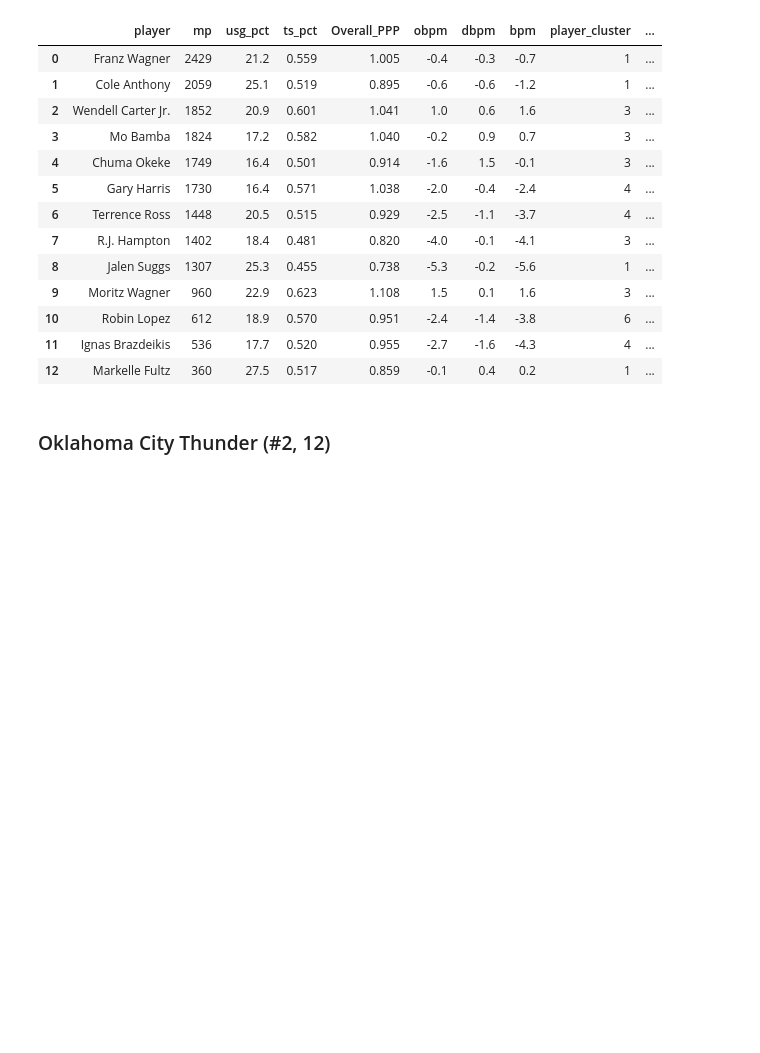
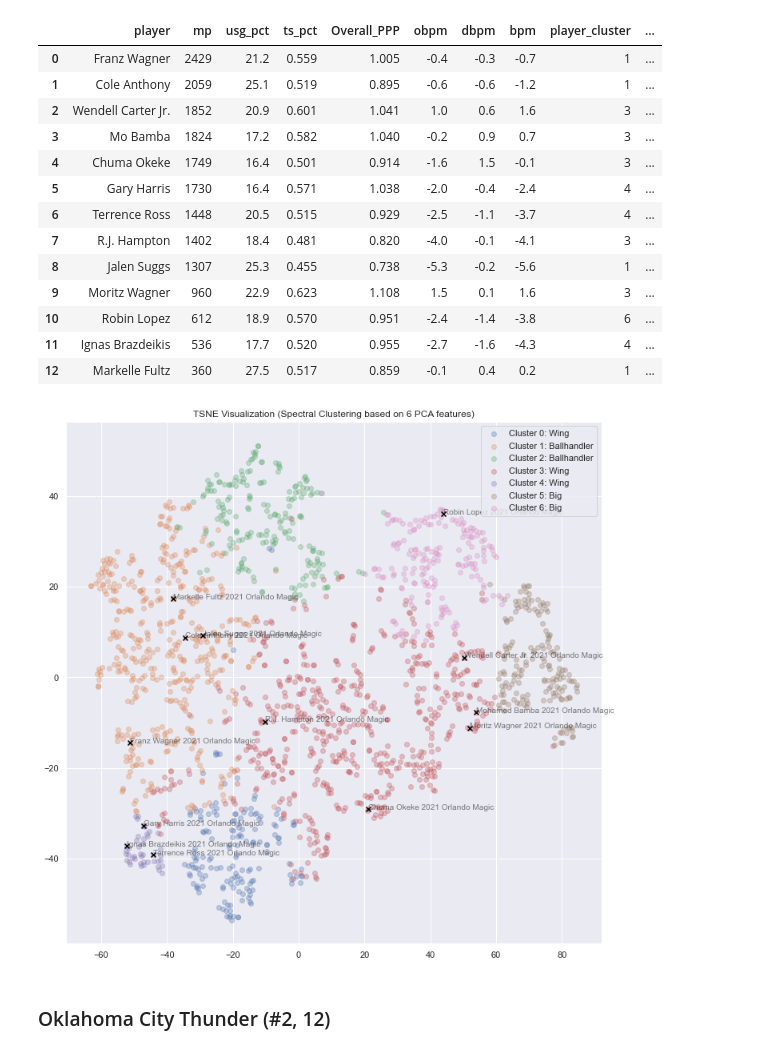
Before and after one commit to xulianrenzoku/synergy_clustering, a Jupyter notebook: nba_draft_22_materials.ipynb, the cells around one changed output. Drawn from its saved outputs; the diff is of its cells as text; code cells hidden in the pictures; blank space fills up the shorter version.

```diff
--- a/nba_draft_22_materials.ipynb
+++ b/nba_draft_22_materials.ipynb
@@ -51,0 +50,3 @@ cluster_dict = {2: 'Ballhandler (Iso+PnR)', 1: 'Ballhandler (PnR)',
+# %%
+nba_clustering_models = load_pickle('nba_clustering_models')
+cluster_dict = nba_clustering_models['cluster_dict']
@@ -52,2 +59,11 @@ cluster_dict = {2: 'Ballhandler (Iso+PnR)', 1: 'Ballhandler (PnR)',
+# %%
+labels = df['player_cluster'].values
+X = df[poss_weights_cols].copy()
+X_transformed = X.copy()
+queues = ['pre_pca_pipe', 'pca', 'pre_cluster_scaler']
+for step in queues:
+    X_transformed = nba_clustering_models[step].transform(X_transformed)
+tsne = TSNE(perplexity=20, random_state=0)
+X_tsne = tsne.fit_transform(X_transformed)
 # %% [markdown]
 key fuctions
@@ -70,6 +91,21 @@ def player_lookup(player, season=2021, df=df):
         for col in df.columns:
             if 'Poss%' in col and 'Miscellaneous' not in col:
                 print(col, f'{pdf.loc[idx][col]:.2%}')
+# %%
+def plot_players(lookup_idx, labels=labels, X_tsne=X_tsne,
+                 df=df, cluster_dict=cluster_dict):
+    n_clusters = len(set(labels))
+    for i in range(n_clusters):
+        cluster_index = [j for j in range(len(labels)) if labels[j] == i]
+        plt.scatter(X_tsne[cluster_index, 0], X_tsne[cluster_index, 1],
+                    label=f'Cluster {i}: {cluster_dict[i]}', alpha=0.3)
+    plt.legend()
+    plt.title('TSNE Visualization (Spectral Clustering based on 6 PCA features)')
+    for idx in lookup_idx:
+        player_coord = X_tsne[idx]
+        plt.scatter(player_coord[0], player_coord[1], marker='x', color='black')
+        plt.annotate(f"{df.loc[idx]['Player']} {df.loc[idx]['Season']} {df.loc[idx]['Team']}",
+                     player_coord, alpha=0.6)
 # %% [markdown]
 ### Orlando Magic (#1)
 # %% [markdown]
@@ -94,6 +130,12 @@ display_team_distribution('Orlando Magic')
 | 10 | Robin Lopez | 612 | 18.9 | 0.570 | 0.951 | -2.4 | -1.4 | -3.8 | 6 | ... |
 | 11 | Ignas Brazdeikis | 536 | 17.7 | 0.520 | 0.955 | -2.7 | -1.6 | -4.3 | 4 | ... |
 | 12 | Markelle Fultz | 360 | 27.5 | 0.517 | 0.859 | -0.1 | 0.4 | 0.2 | 1 | ... |
+# %%
+figsize(12, 12)
+lookup_idx = df[(df['team'] == 'Orlando Magic') & (df['season'] == 2021)].index
+plot_players(lookup_idx)
+# %% [output]
+[figure, added]
 # %% [markdown]
 ### Oklahoma City Thunder (#2, 12)
 # %% [markdown]
```
Also changed, not shown: parts of 19 cells of this notebook.
